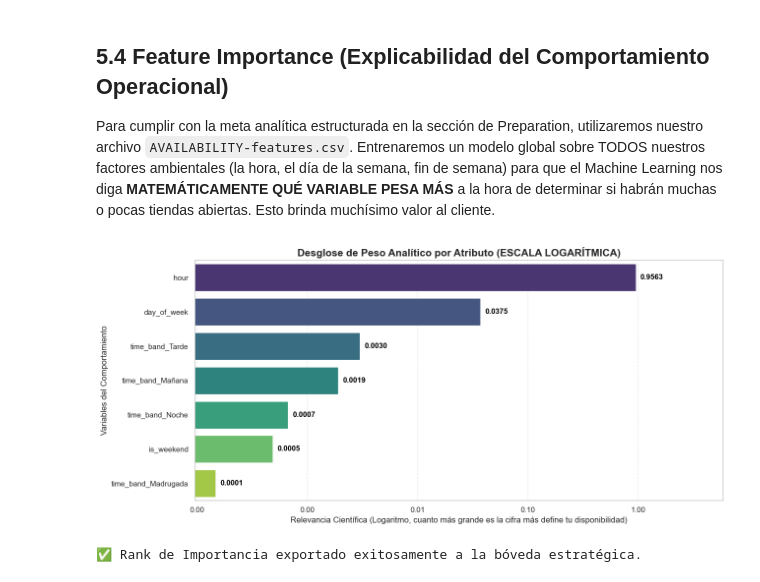
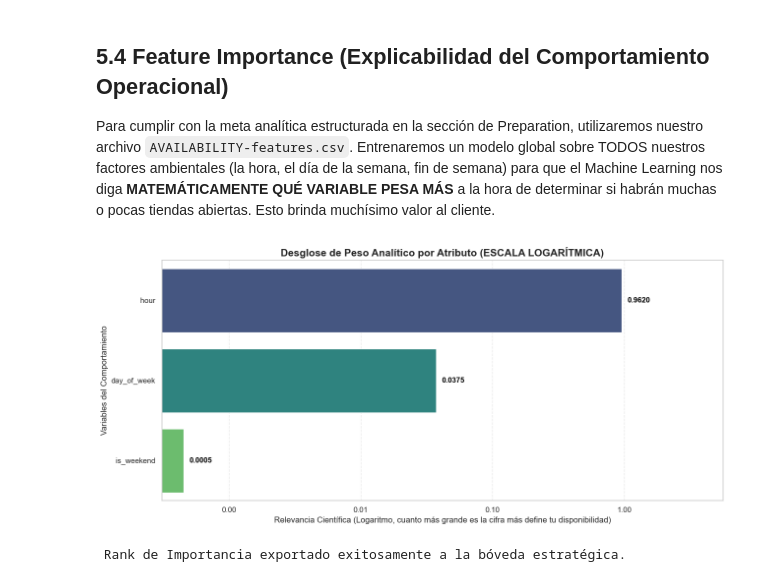
Before and after one commit to JairoVillegas/AVALIAVILITY-ANALISYS, a Jupyter notebook: PROYECTO/BLOQUE_1/NOTEBOOKS/CRISP-DM.ipynb, the cells around one changed output. Drawn from its saved outputs; the diff is of its cells as text; code cells hidden in the pictures.

```diff
--- a/PROYECTO/BLOQUE_1/NOTEBOOKS/CRISP-DM.ipynb
+++ b/PROYECTO/BLOQUE_1/NOTEBOOKS/CRISP-DM.ipynb
@@ -632,36 +631,51 @@ print("✅ Predicciones absolutas de futuro exportadas exitosamente a DATOS_FINA
 Para cumplir con la meta analítica estructurada en la sección de Preparation, utilizaremos nuestro archivo `AVAILABILITY-features.csv`.
 Entrenaremos un modelo global sobre TODOS nuestros factores ambientales (la hora, el día de la semana, fin de semana) para que el Machine Learning nos diga **MATEMÁTICAMENTE QUÉ VARIABLE PESA MÁS** a la hora de determinar si habrán muchas o pocas tiendas abiertas. Esto brinda muchísimo valor al cliente.
 # %%
+from sklearn.ensemble import RandomForestRegressor
+
+# 1. Preparación de X e y
+features = ['hour', 'day_of_week', 'is_weekend']
+X = df_features[features]
+y = df_features['visible_stores']
+
+# 2. Entrenamiento del Modelo de Explicabilidad
+model_global = RandomForestRegressor(n_estimators=100, random_state=42)
+model_global.fit(X, y)
+
+# 3. Extracción de Importancias
+importances = model_global.feature_importances_
+feature_names = features
+
 # Lo pasamos a Serie de Pandas para fácil plotting
 feat_importances = pd.Series(importances, index=feature_names)
 feat_importances = feat_importances.sort_values(ascending=False)
 
 plt.figure(figsize=(13, 6))
 ax = sns.barplot(x=feat_importances.values, y=feat_importances.index, palette='viridis')
 
 # Para solucionar el problema de compresión de escalas (donde la Hora comprime todo), usamos ESCALA LOGARÍTMICA
 ax.set_xscale('log')
 from matplotlib.ticker import ScalarFormatter
 ax.xaxis.set_major_formatter(ScalarFormatter())
 
 # Añadimos Textos Numericos para poder ver los datos concretos ya que la escala es log
 for p in ax.patches:
     ax.annotate(f'{p.get_width():.4f}', (p.get_width() * 1.1, p.get_y() + p.get_height() / 2.),
                 ha='left', va='center', size=11, color='black', weight='semibold')
 
 plt.title('Desglose de Peso Analítico por Atributo (ESCALA LOGARÍTMICA)', fontsize=15, fontweight='bold')
 plt.xlabel('Relevancia Científica (Logaritmo, cuanto más grande es la cifra más define tu disponibilidad)', fontsize=12)
 plt.ylabel('Variables del Comportamiento', fontsize=12)
 plt.xlim(right=ax.get_xlim()[1]*4) # Ampliar visualmente el límite X para que entre el texto
 plt.grid(axis='x', linestyle='--', alpha=0.4)
 plt.tight_layout()
 plt.show()
 
 # Exportamos las variables más valiosas para consumo del LLM en la fase 3 o el Dashboard
 final_output_path = r'../../../DATOS/DATOS_FINAL_MODELOS/'
 os.makedirs(final_output_path, exist_ok=True)
 feat_importances.to_frame('Importance').to_csv(os.path.join(final_output_path, 'DASHBOARD_FEATURE_IMPORTANCE.csv'))
-print(f"✅ Rank de Importancia exportado exitosamente a la bóveda estratégica.")
+print(f" Rank de Importancia exportado exitosamente a la bóveda estratégica.")
 # %% [output]
-[figure, old version]
+[figure, new version]
-✅ Rank de Importancia exportado exitosamente a la bóveda estratégica.
+ Rank de Importancia exportado exitosamente a la bóveda estratégica.
```
Also changed, not shown: parts of 6 cells of this notebook, 7 other files.
